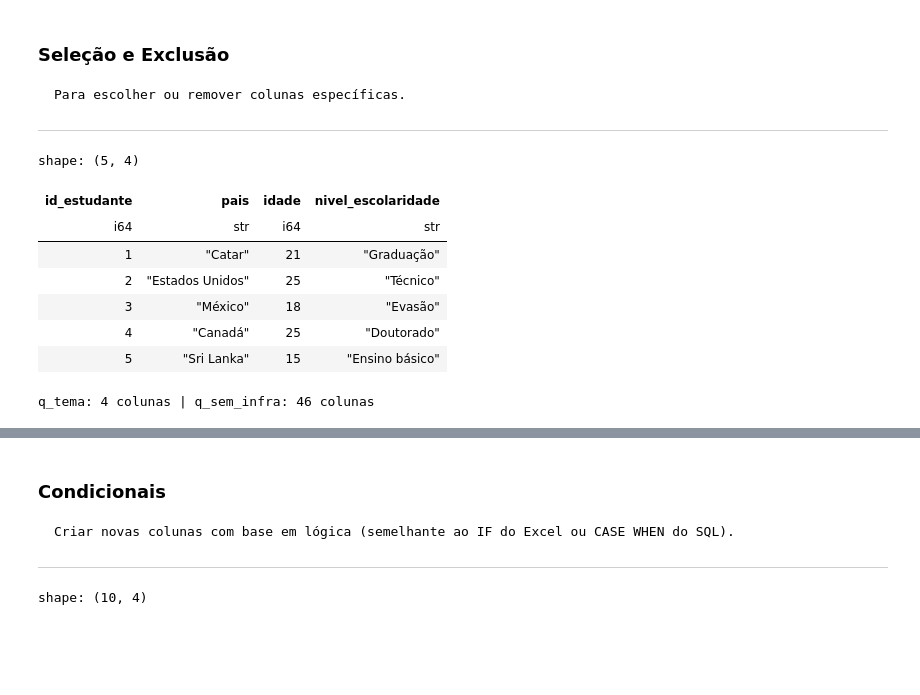
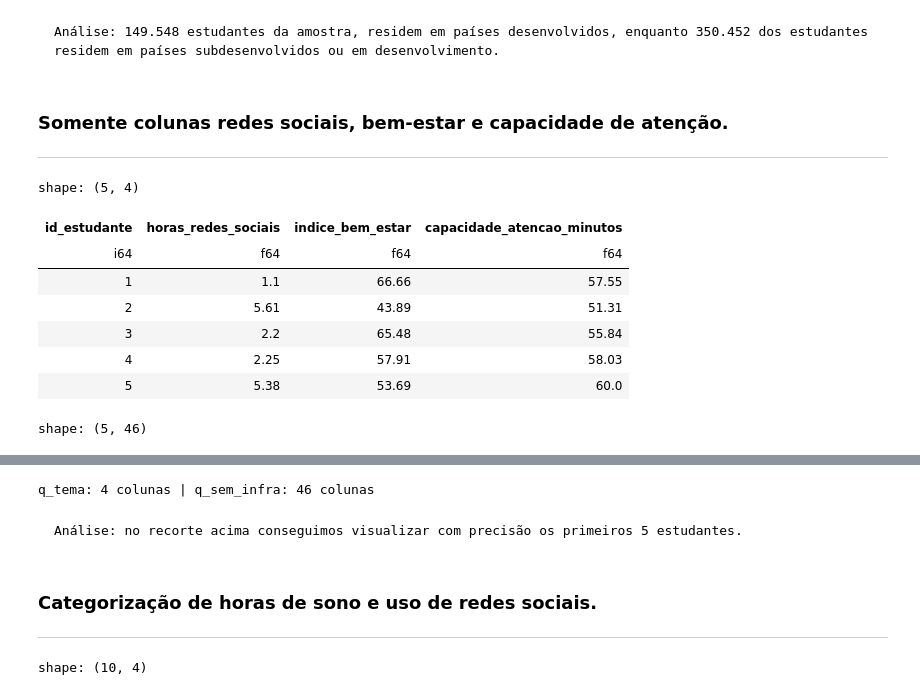
Before and after one commit to indiarasantos/Analise_Impacto_IA_Redes_Sociais_Saude_Alunos, a Jupyter notebook: Parte2_PréProcessameno_AnálisePolars/analise_polars_parte1.ipynb, the cells around one changed output, grey strips where cells are left out. Cells and saved outputs as stored; diff of their text form; code cells hidden in the pictures; blank space fills up the shorter version.

````diff
--- a/Parte2_PréProcessameno_AnálisePolars/analise_polars_parte1.ipynb
+++ b/Parte2_PréProcessameno_AnálisePolars/analise_polars_parte1.ipynb
@@ -106,26 +107,28 @@ shape: (350_452, 48)
-# %% [markdown]
-### Seleção e Exclusão
-```
-Para escolher ou remover colunas específicas.
-```
----
+# %% [markdown]
+```
+Análise: 149.548 estudantes da amostra, residem em países desenvolvidos, enquanto 350.452 dos estudantes residem em países subdesenvolvidos ou em desenvolvimento.
+```
+# %% [markdown]
+### Somente colunas redes sociais, bem-estar e capacidade de atenção.
+---
 # %%
-# Selecionar apenas as colunas do tema (redes, saúde e desempenho)
-cols_tema = ["id_estudante", "pais", "idade", "nivel_escolaridade"]
+# Selecionar apenas as colunas do tema (redes sociais, bem-estar e capacidade de atenção)
+cols_tema = ["id_estudante","horas_redes_sociais", "indice_bem_estar", "capacidade_atencao_minutos"]
 q_tema = inicial.select(list(dict.fromkeys(cols_tema)))
 
 # .drop() remove as colunas listadas
 q_sem_infra = inicial.drop(["indice_infraestrutura_internet", "velocidade_media_internet_mbps"])
 
-display(q_tema.head(5).collect())
+display(q_tema.head().collect())
+display(q_sem_infra.head().collect())
 print("q_tema:", q_tema.collect_schema().len(), "colunas | q_sem_infra:", q_sem_infra.collect_schema().len(), "colunas")
 # %% [output]
 shape: (5, 4)
-| id_estudante | pais | idade | nivel_escolaridade |
-| i64 | str | i64 | str |
-| 1 | "Catar" | 21 | "Graduação" |
-| 2 | "Estados Unidos" | 25 | "Técnico" |
-| 3 | "México" | 18 | "Evasão" |
-| 4 | "Canadá" | 25 | "Doutorado" |
-| 5 | "Sri Lanka" | 15 | "Ensino básico" |
+| id_estudante | horas_redes_sociais | indice_bem_estar | capacidade_atencao_minutos |
+| i64 | f64 | f64 | f64 |
+| 1 | 1.1 | 66.66 | 57.55 |
+| 2 | 5.61 | 43.89 | 51.31 |
+| 3 | 2.2 | 65.48 | 55.84 |
+| 4 | 2.25 | 57.91 | 58.03 |
+| 5 | 5.38 | 53.69 | 60.0 |
-q_tema: 4 colunas | q_sem_infra: 46 colunas
+shape: (5, 46)
@@ -132,9 +142,11 @@ q_tema: 4 colunas | q_sem_infra: 46 colunas
+q_tema: 4 colunas | q_sem_infra: 46 colunas
-# %% [markdown]
-### Condicionais
-```
-Criar novas colunas com base em lógica (semelhante ao IF do Excel ou CASE WHEN do SQL).
-```
----
+# %% [markdown]
+```
+Análise: no recorte acima conseguimos visualizar com precisão os primeiros 5 estudantes.
+```
+# %% [markdown]
+### Categorização de horas de sono e uso de redes sociais.
+---
 # %%
 # Categorias de sono, uso de redes sociais
 exprs = [
````
Also changed, not shown: parts of 22 cells of this notebook, 2 other files.
